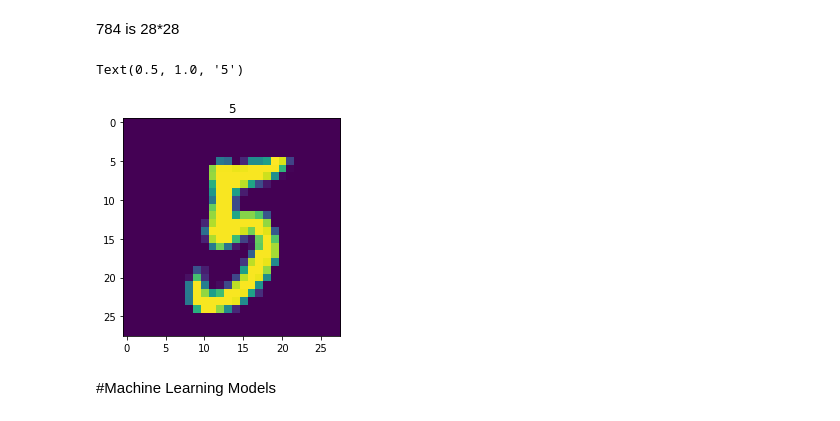
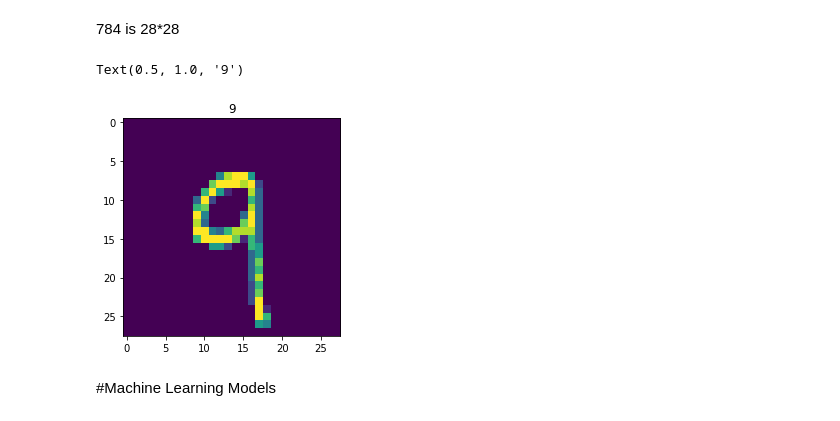
Before and after one commit to mralamdari/Machine_Learning_Projects, a Jupyter notebook: Mnist_with_drawingPrediction.ipynb, the cells around one changed output. Cells and saved outputs as stored; diff of their text form; code cells hidden in the pictures.

```diff
--- a/Mnist_with_drawingPrediction.ipynb
+++ b/Mnist_with_drawingPrediction.ipynb
@@ -91,13 +104,13 @@ x_train.shape, x_test.shape
 # %% [markdown]
 784 is 28*28
 # %%
-n = 12967
+n = 1297
 sample = x_train[n].reshape(28, 28)
 plt.imshow(sample)
 plt.title(y_train[n])
 # %% [output]
-Text(0.5, 1.0, '5')
+Text(0.5, 1.0, '9')
-[figure, old version]
+[figure, new version]
 # %% [markdown]
 #Machine Learning Models
 # %%
```
Also changed, not shown: parts of 4 cells of this notebook.
